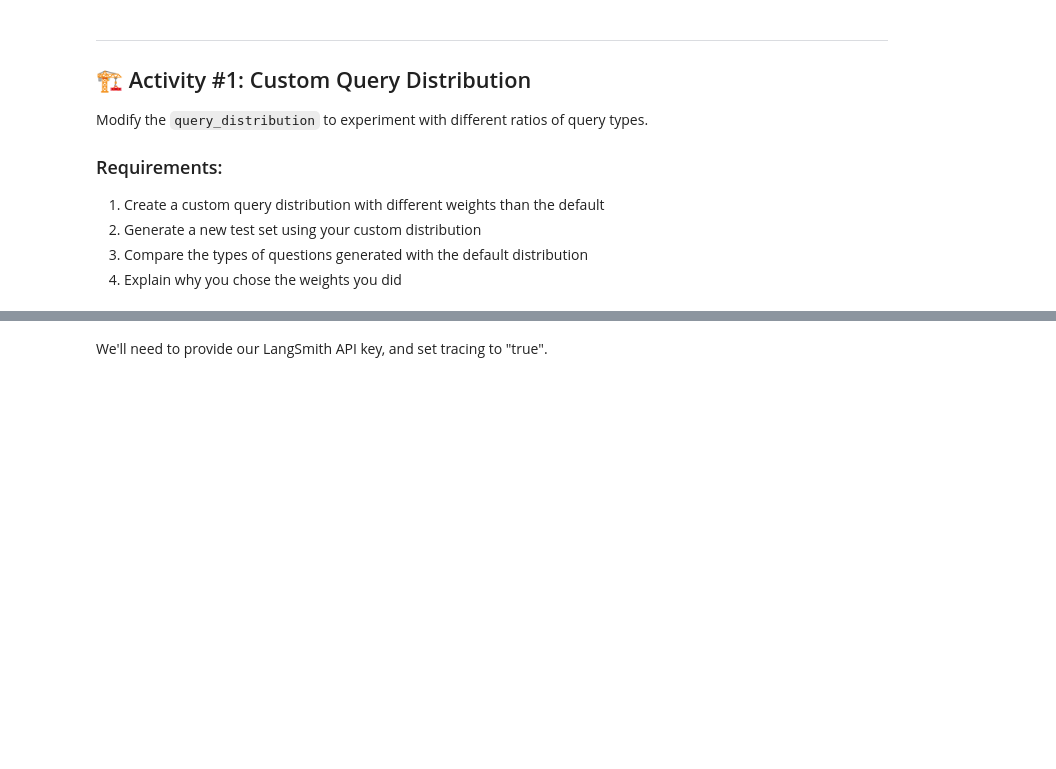
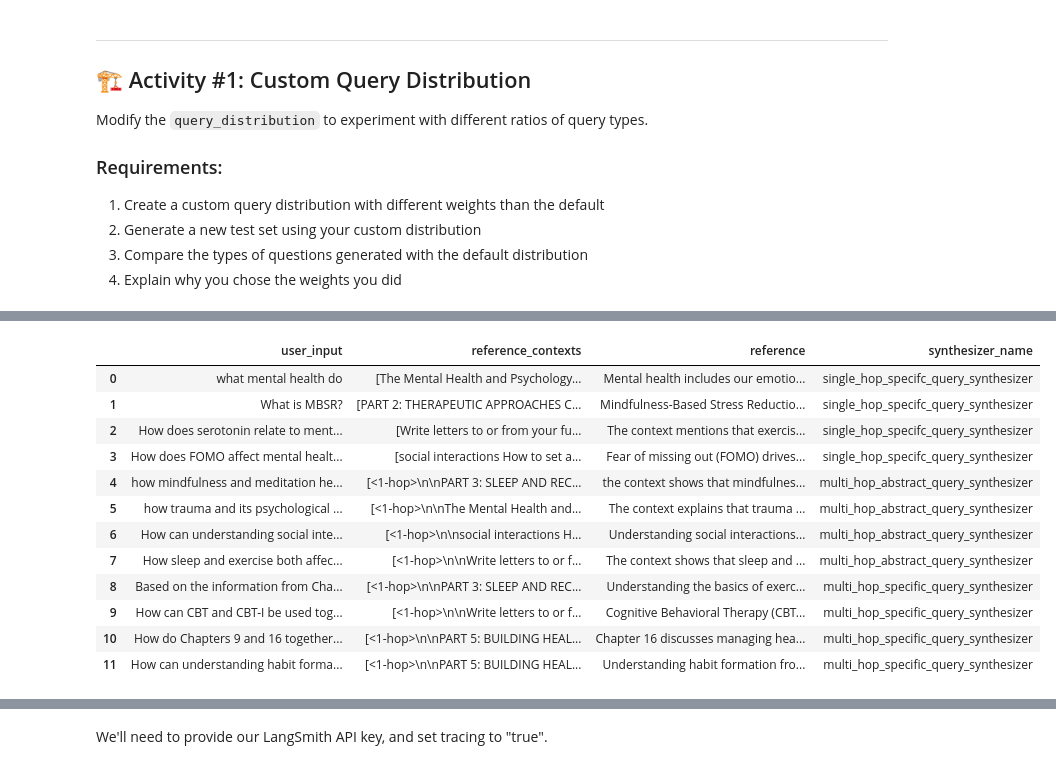
Before and after one commit to adeb09/AIE9, a Jupyter notebook: 09_Synthetic_Data_Generation_and_LangSmith/Synthetic_Data_Generation_RAGAS_&_LangSmith_Assignment.ipynb, the cells around one changed output, grey strips where cells are left out. Saved outputs shown, nothing was run; the diff lists cells and outputs as text; code cells hidden in the pictures; blank space fills up the shorter version.

```diff
--- a/09_Synthetic_Data_Generation_and_LangSmith/Synthetic_Data_Generation_RAGAS_&_LangSmith_Assignment.ipynb
+++ b/09_Synthetic_Data_Generation_and_LangSmith/Synthetic_Data_Generation_RAGAS_&_LangSmith_Assignment.ipynb
@@ -287,0 +313,19 @@ Modify the `query_distribution` to experiment with different ratios of query typ
+# %%
+# note default_query_distribution was imported earlier in the notebook
+query_distribution = default_query_distribution(llm=generator_llm, kg=kg)
+testset_default = generator.generate(testset_size=10, query_distribution=query_distribution)
+testset_default.to_pandas()
+# %% [output]
+|  | user_input | reference_contexts | reference | synthesizer_name |
+| 0 | what mental health do | [The Mental Health and Psychology... | Mental health includes our emotio... | single_hop_specifc_query_synthesizer |
+| 1 | What is MBSR? | [PART 2: THERAPEUTIC APPROACHES C... | Mindfulness-Based Stress Reductio... | single_hop_specifc_query_synthesizer |
+| 2 | How does serotonin relate to ment... | [Write letters to or from your fu... | The context mentions that exercis... | single_hop_specifc_query_synthesizer |
+| 3 | How does FOMO affect mental healt... | [social interactions How to set a... | Fear of missing out (FOMO) drives... | single_hop_specifc_query_synthesizer |
+| 4 | how mindfulness and meditation he... | [<1-hop>\n\nPART 3: SLEEP AND REC... | the context shows that mindfulnes... | multi_hop_abstract_query_synthesizer |
+| 5 | how trauma and its psychological ... | [<1-hop>\n\nThe Mental Health and... | The context explains that trauma ... | multi_hop_abstract_query_synthesizer |
+| 6 | How can understanding social inte... | [<1-hop>\n\nsocial interactions H... | Understanding social interactions... | multi_hop_abstract_query_synthesizer |
+| 7 | How sleep and exercise both affec... | [<1-hop>\n\nWrite letters to or f... | The context shows that sleep and ... | multi_hop_abstract_query_synthesizer |
+| 8 | Based on the information from Cha... | [<1-hop>\n\nPART 3: SLEEP AND REC... | Understanding the basics of exerc... | multi_hop_specific_query_synthesizer |
+| 9 | How can CBT and CBT-I be used tog... | [<1-hop>\n\nWrite letters to or f... | Cognitive Behavioral Therapy (CBT... | multi_hop_specific_query_synthesizer |
+| 10 | How do Chapters 9 and 16 together... | [<1-hop>\n\nPART 5: BUILDING HEAL... | Chapter 16 discusses managing hea... | multi_hop_specific_query_synthesizer |
+| 11 | How can understanding habit forma... | [<1-hop>\n\nPART 5: BUILDING HEAL... | Understanding habit formation fro... | multi_hop_specific_query_synthesizer |
```
Also changed, not shown: parts of 9 cells of this notebook.
